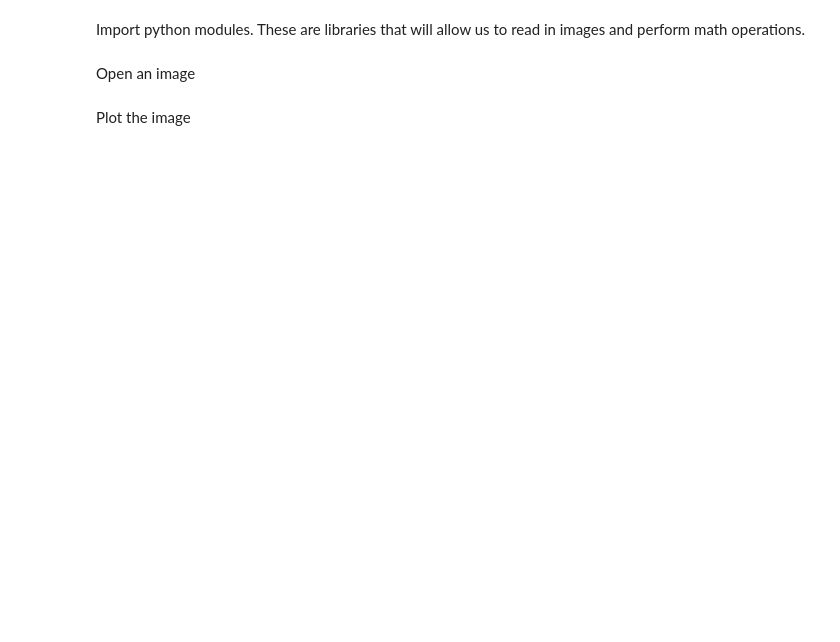
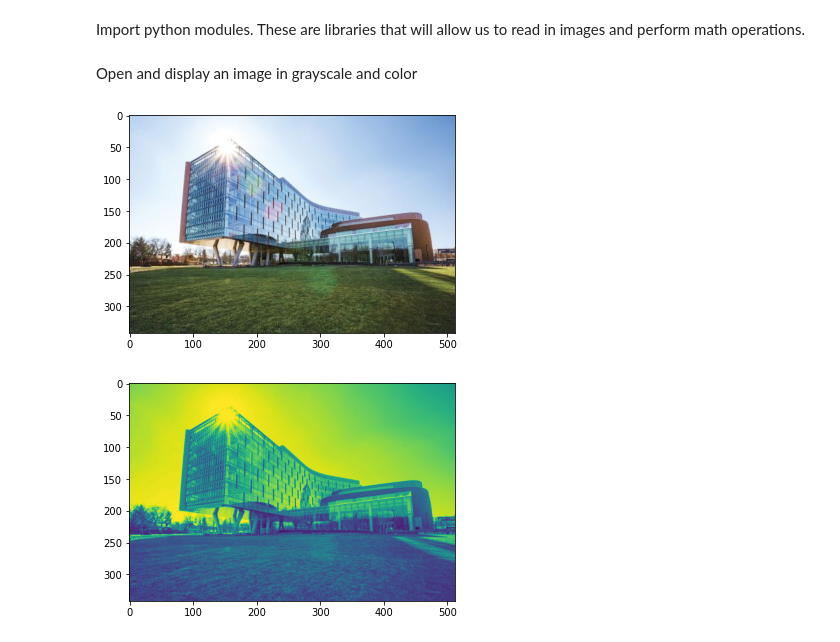
Before and after one commit to sriyayay/Technica_2021, a Jupyter notebook: DIY_Photoshop.ipynb, the cells around one changed output. Saved outputs shown, nothing was run; the diff lists cells and outputs as text; code cells hidden in the pictures; blank space fills up the shorter version.

```diff
--- a/DIY_Photoshop.ipynb
+++ b/DIY_Photoshop.ipynb
@@ -6,4 +5,4 @@ from PIL.Image import open
 import matplotlib.pyplot as plt
 import cv2 as cv
 # %% [markdown]
-Open an image
+Open and display an image in grayscale and color
@@ -12,2 +9,12 @@ I = np.array(open('Iribe.jpg'))/255
-# %% [markdown]
-Plot the image
+# %%
+myimage_name = 'Iribe.jpg'#Change to your images name
+I = cv.imread(myimage_name,0)#Treats as grayscale
+I_color=cv.cvtColor(cv.imread(myimage_name),cv.COLOR_BGR2RGB)
+plt.imshow(I_color)
+plt.show()
+
+plt.imshow(I)
+plt.show()
+# %% [output]
+[figure, added]
+[figure, added]
```
Also changed, not shown: parts of 25 cells of this notebook.
